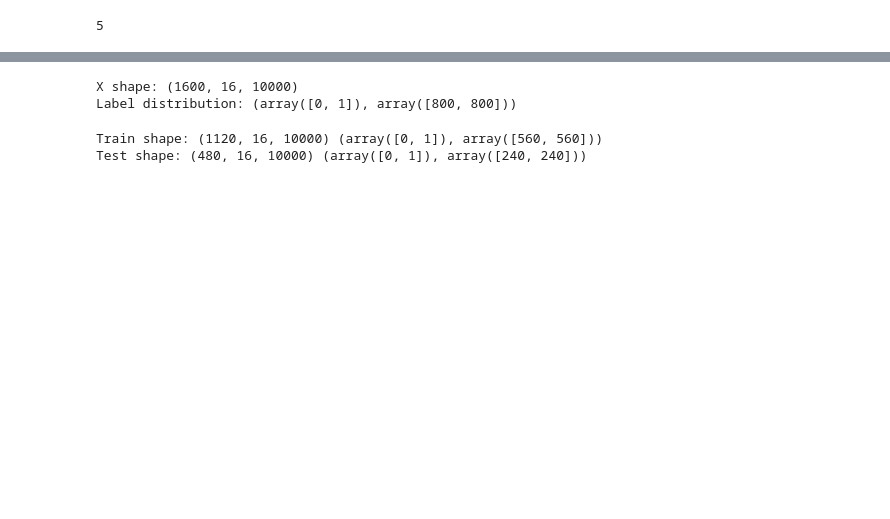
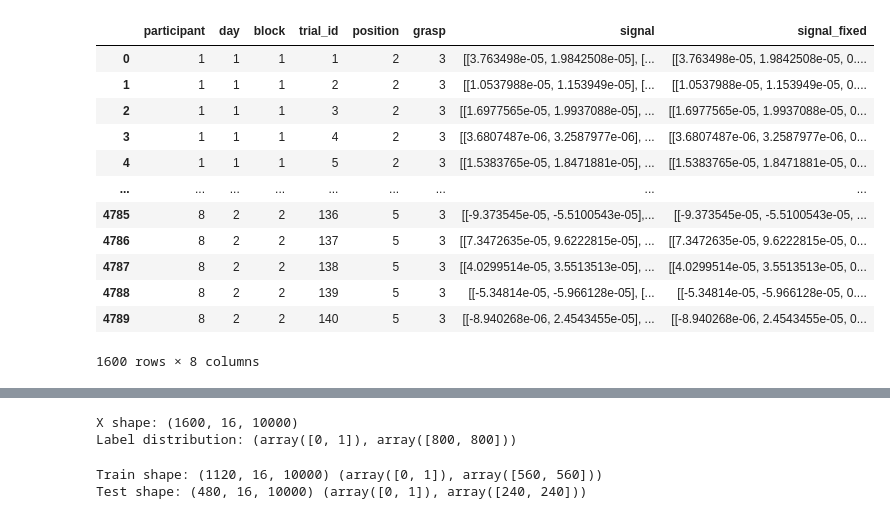
Before and after one commit to hildieleyser/Inkling, a Jupyter notebook: notebooks/EMG_Model.ipynb, the cells around one changed output, grey strips where cells are left out. Cells and saved outputs as stored; diff of their text form; code cells hidden in the pictures; blank space fills up the shorter version.

```diff
--- a/notebooks/EMG_Model.ipynb
+++ b/notebooks/EMG_Model.ipynb
@@ -161,10 +204,22 @@ from tensorflow.keras import layers
 from tensorflow.keras.callbacks import EarlyStopping
 from sklearn.model_selection import train_test_split
 from sklearn.metrics import confusion_matrix, classification_report, precision_score, recall_score
-# %%
-emg_df.loc[4790]['grasp']
-# %% [output]
-5
+# %%
+emg_df
+# %% [output]
+|  | participant | day | block | trial_id | position | grasp | signal | signal_fixed |
+| 0 | 1 | 1 | 1 | 1 | 2 | 3 | [[3.763498e-05, 1.9842508e-05], [... | [[3.763498e-05, 1.9842508e-05, 0.... |
+| 1 | 1 | 1 | 1 | 2 | 2 | 3 | [[1.0537988e-05, 1.153949e-05], [... | [[1.0537988e-05, 1.153949e-05, 0.... |
+| 2 | 1 | 1 | 1 | 3 | 2 | 3 | [[1.6977565e-05, 1.9937088e-05], ... | [[1.6977565e-05, 1.9937088e-05, 0... |
+| 3 | 1 | 1 | 1 | 4 | 2 | 3 | [[3.6807487e-06, 3.2587977e-06], ... | [[3.6807487e-06, 3.2587977e-06, 0... |
+| 4 | 1 | 1 | 1 | 5 | 2 | 3 | [[1.5383765e-05, 1.8471881e-05], ... | [[1.5383765e-05, 1.8471881e-05, 0... |
+| ... | ... | ... | ... | ... | ... | ... | ... | ... |
+| 4785 | 8 | 2 | 2 | 136 | 5 | 3 | [[-9.373545e-05, -5.5100543e-05],... | [[-9.373545e-05, -5.5100543e-05, ... |
+| 4786 | 8 | 2 | 2 | 137 | 5 | 3 | [[7.3472635e-05, 9.6222815e-05], ... | [[7.3472635e-05, 9.6222815e-05, 0... |
+| 4787 | 8 | 2 | 2 | 138 | 5 | 3 | [[4.0299514e-05, 3.5513513e-05], ... | [[4.0299514e-05, 3.5513513e-05, 0... |
+| 4788 | 8 | 2 | 2 | 139 | 5 | 3 | [[-5.34814e-05, -5.966128e-05], [... | [[-5.34814e-05, -5.966128e-05, 0.... |
+| 4789 | 8 | 2 | 2 | 140 | 5 | 3 | [[-8.940268e-06, 2.4543455e-05], ... | [[-8.940268e-06, 2.4543455e-05, 0... |
+1600 rows × 8 columns
 # %%
 (emg_df['grasp'] == 1).astype(int)
 # %% [output]
```
Also changed, not shown: parts of 28 cells of this notebook, 14 other files.
